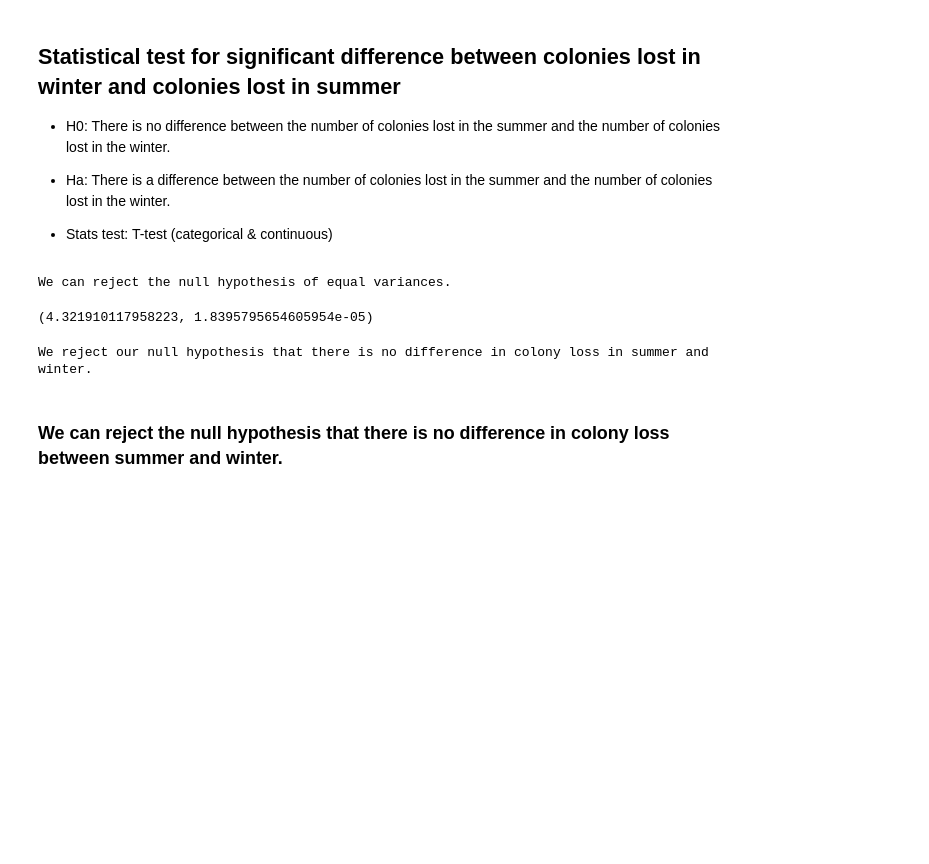
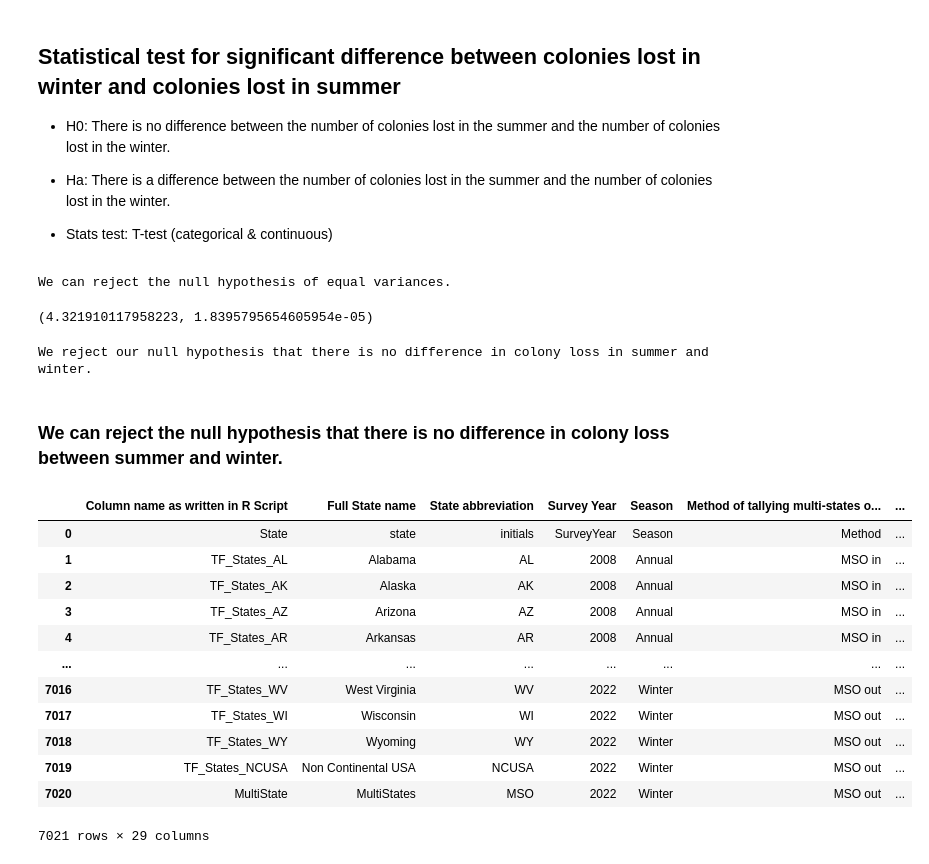
Before and after one commit to Honey-Bee-Roundup-Capstone/dash-repo, a Jupyter notebook: explore2.ipynb, the cells around one changed output. Saved outputs shown, nothing was run; the diff lists cells and outputs as text; code cells hidden in the pictures; blank space fills up the shorter version.

```diff
--- a/explore2.ipynb
+++ b/explore2.ipynb
@@ -648,3 +682,23 @@ else:
 We reject our null hypothesis that there is no difference in colony loss in summer and winter.
 # %% [markdown]
 ### We can reject the null hypothesis that there is no difference in colony loss between summer and winter.
+# %%
+# this is the csv from the BeeInformed Project website. It contains all the data from the USDA as well as statistical
+# test data. The dataset we are already using contains the useful data in this csv.
+bip = pd.read_csv('bee_loss_bip.csv')
+# %%
+bip
+# %% [output]
+|  | Column name as written in R Script | Full State name | State abbreviation | Survey Year | Season | Method of tallying multi-states o... | ... |
+| 0 | State | state | initials | SurveyYear | Season | Method | ... |
+| 1 | TF_States_AL | Alabama | AL | 2008 | Annual | MSO in | ... |
+| 2 | TF_States_AK | Alaska | AK | 2008 | Annual | MSO in | ... |
+| 3 | TF_States_AZ | Arizona | AZ | 2008 | Annual | MSO in | ... |
+| 4 | TF_States_AR | Arkansas | AR | 2008 | Annual | MSO in | ... |
+| ... | ... | ... | ... | ... | ... | ... | ... |
+| 7016 | TF_States_WV | West Virginia | WV | 2022 | Winter | MSO out | ... |
+| 7017 | TF_States_WI | Wisconsin | WI | 2022 | Winter | MSO out | ... |
+| 7018 | TF_States_WY | Wyoming | WY | 2022 | Winter | MSO out | ... |
+| 7019 | TF_States_NCUSA | Non Continental USA | NCUSA | 2022 | Winter | MSO out | ... |
+| 7020 | MultiState | MultiStates | MSO | 2022 | Winter | MSO out | ... |
+7021 rows × 29 columns
```
Also changed, not shown: parts of 14 cells of this notebook.
